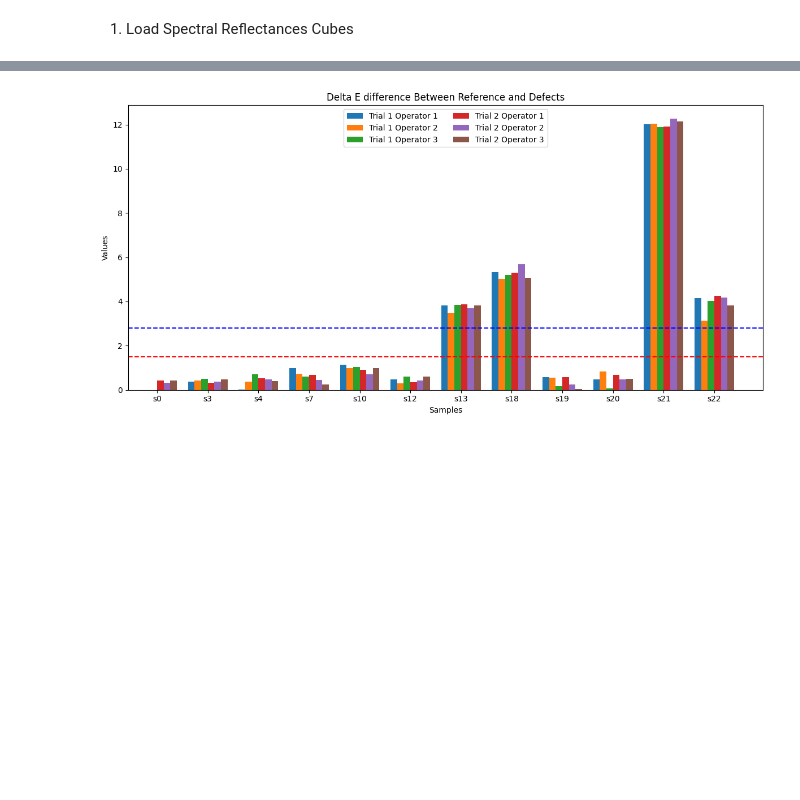
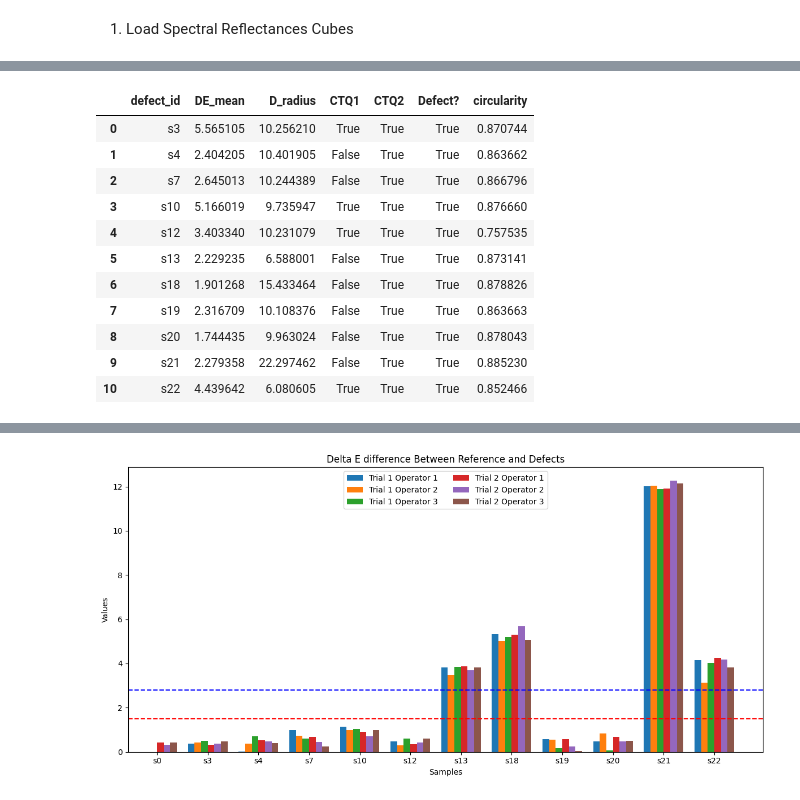
Before and after one commit to PumaresBenaiges/IndustrialProject, a Jupyter notebook: organised_code/main.ipynb, the cells around one changed output, grey strips where cells are left out. Drawn from its saved outputs; the diff is of its cells as text; code cells hidden in the pictures; blank space fills up the shorter version.

```diff
--- a/organised_code/main.ipynb
+++ b/organised_code/main.ipynb
@@ -435,3 +372,18 @@ Processing s12...
+# %%
+result2
+# %% [output]
+|  | defect_id | DE_mean | D_radius | CTQ1 | CTQ2 | Defect? | circularity |
+| 0 | s3 | 5.565105 | 10.256210 | True | True | True | 0.870744 |
+| 1 | s4 | 2.404205 | 10.401905 | False | True | True | 0.863662 |
+| 2 | s7 | 2.645013 | 10.244389 | False | True | True | 0.866796 |
+| 3 | s10 | 5.166019 | 9.735947 | True | True | True | 0.876660 |
+| 4 | s12 | 3.403340 | 10.231079 | True | True | True | 0.757535 |
+| 5 | s13 | 2.229235 | 6.588001 | False | True | True | 0.873141 |
+| 6 | s18 | 1.901268 | 15.433464 | False | True | True | 0.878826 |
+| 7 | s19 | 2.316709 | 10.108376 | False | True | True | 0.863663 |
+| 8 | s20 | 1.744435 | 9.963024 | False | True | True | 0.878043 |
+| 9 | s21 | 2.279358 | 22.297462 | False | True | True | 0.885230 |
+| 10 | s22 | 4.439642 | 6.080605 | True | True | True | 0.852466 |
 # %%
 # Comparative plot of test CTQs
 samples_including_s0 = test21.sample_folders
```
Also changed, not shown: parts of 6 cells of this notebook.
